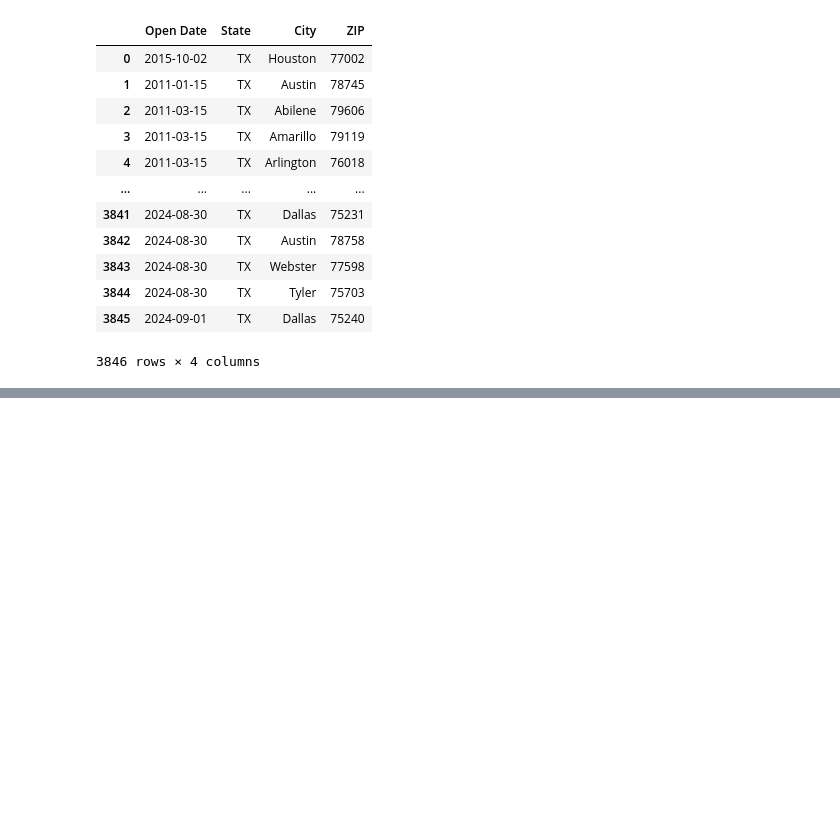
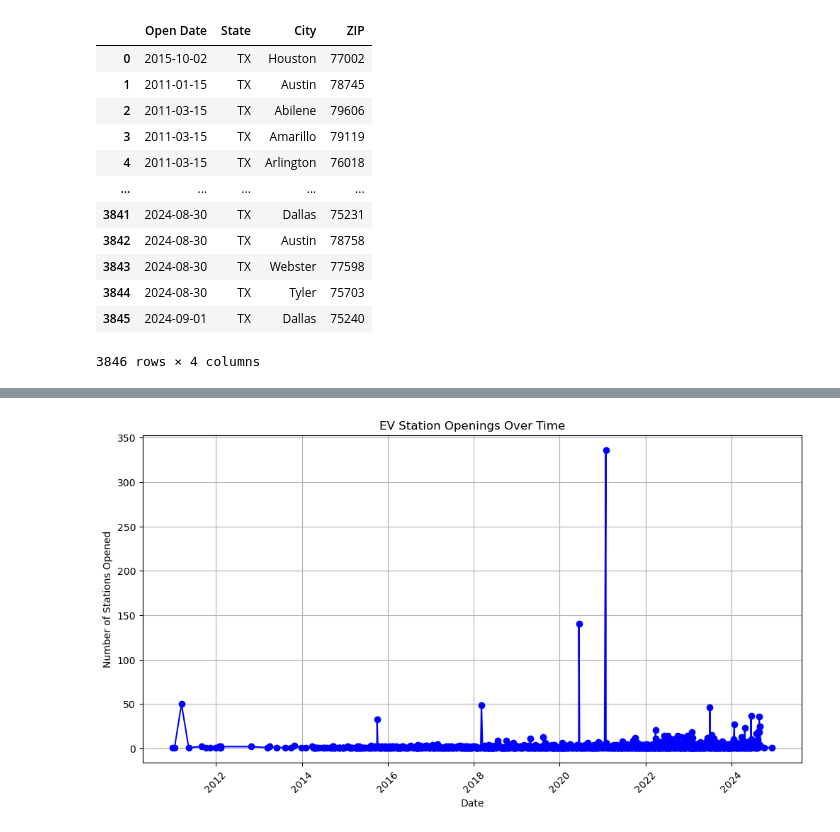
Before and after one commit to rune-encoder/Project-1, a Jupyter notebook: notebooks/individual_work/alex_exploration/alex_exploration.ipynb, the cells around one changed output, grey strips where cells are left out. Saved outputs shown, nothing was run; the diff lists cells and outputs as text; code cells hidden in the pictures; blank space fills up the shorter version.

```diff
--- a/notebooks/individual_work/alex_exploration/alex_exploration.ipynb
+++ b/notebooks/individual_work/alex_exploration/alex_exploration.ipynb
@@ -1013,0 +1089,17 @@ df
+# %%
+import matplotlib.pyplot as plt
+
+# Group the data by Open Date and count the number of stations opened on each date
+station_counts = tx_jdpower_fuelstation_df.groupby("Open Date").size()
+
+# Plot the data
+plt.figure(figsize=(12, 6))
+plt.plot(station_counts.index, station_counts.values, marker='o', color='b', linestyle='-')
+plt.title("EV Station Openings Over Time")
+plt.xlabel("Date")
+plt.ylabel("Number of Stations Opened")
+plt.grid(True)
+plt.xticks(rotation=45)
+plt.show()
+# %% [output]
+[figure, added]
```
Also changed, not shown: parts of 15 cells of this notebook, 2 other files.
